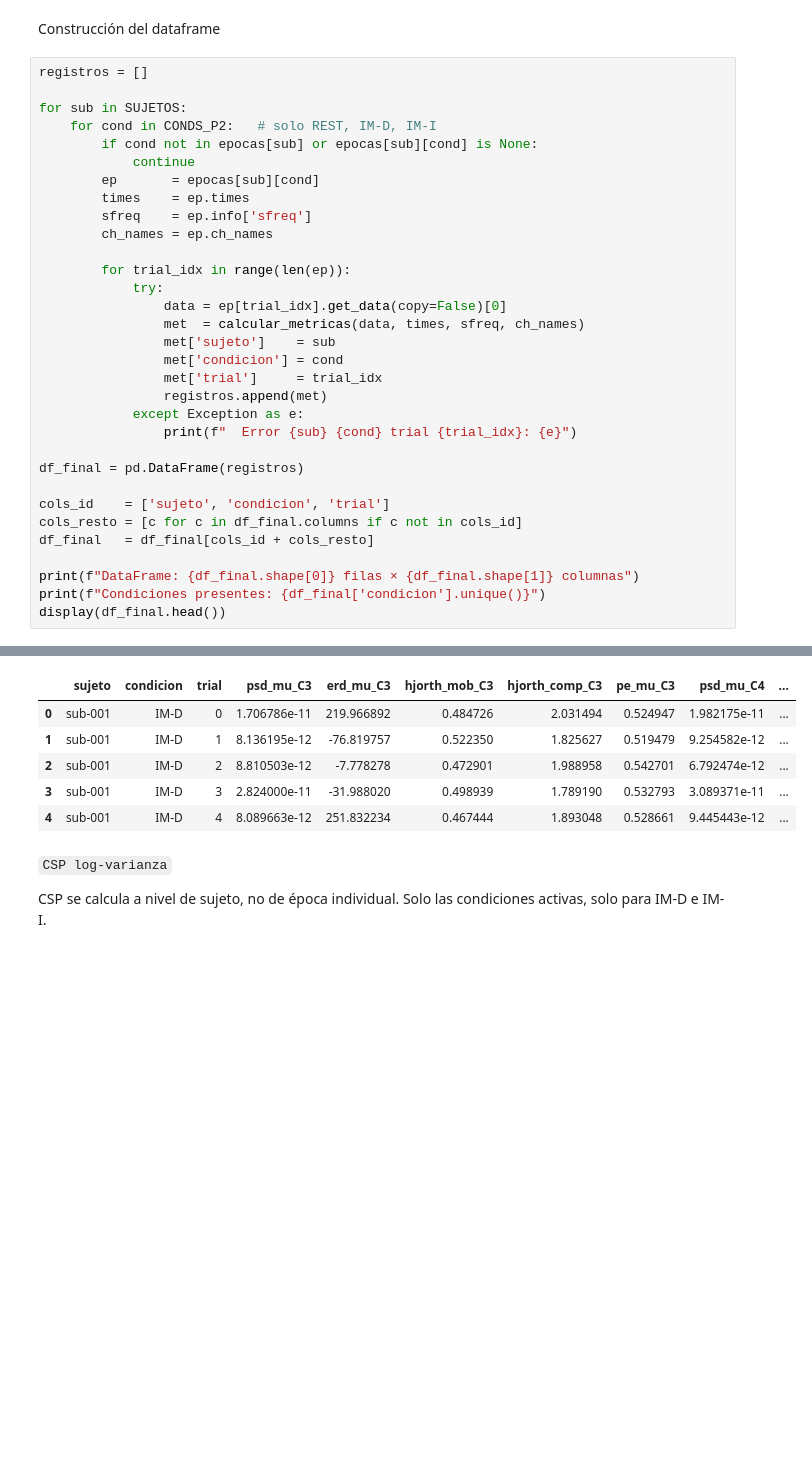
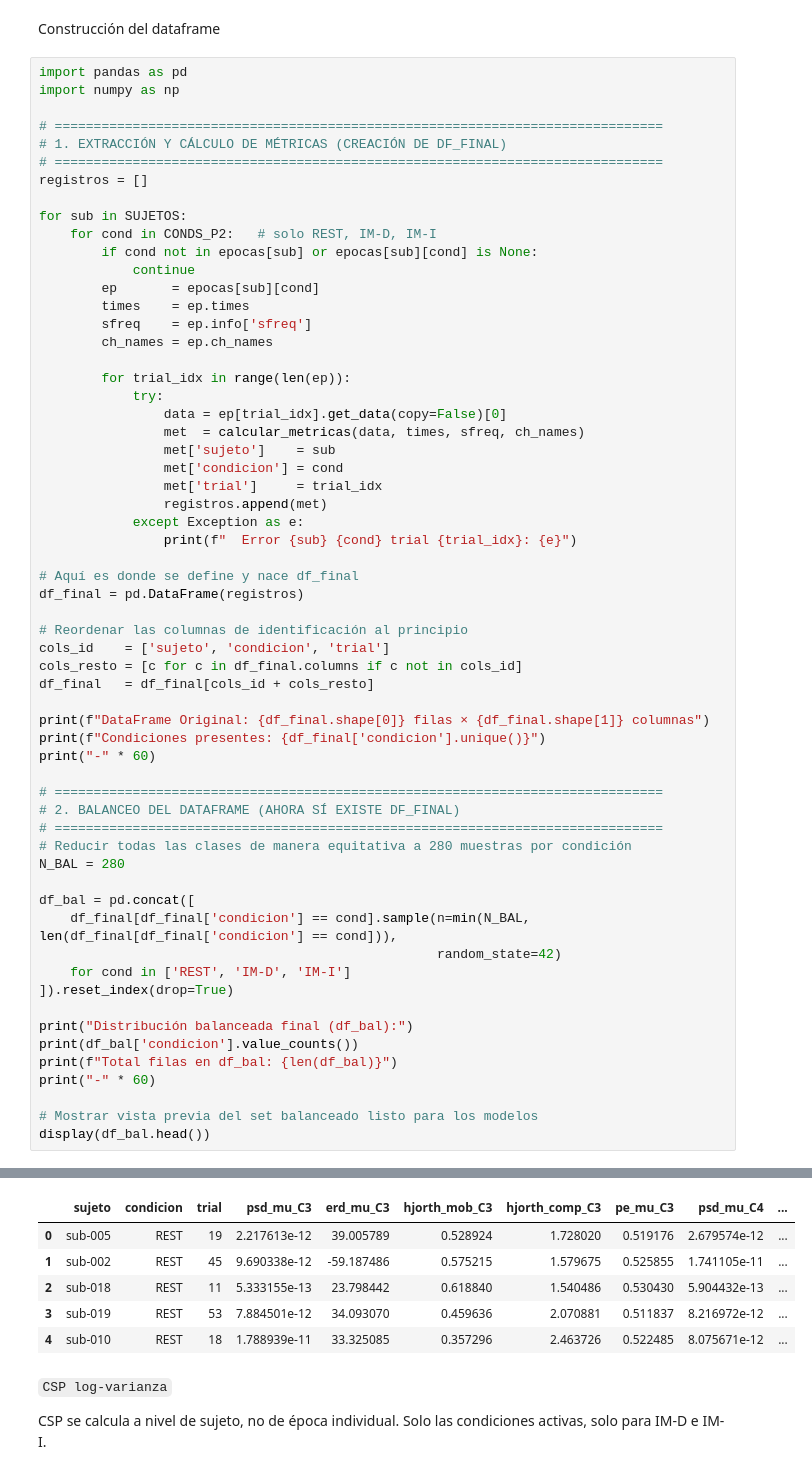
Before and after one commit to luciestrada/Proyecto2_Biosenales_LucianaAcevedo_LucianaEstrada, a Jupyter notebook: Proyecto2_biosenales.ipynb, the cells around one changed output, grey strips where cells are left out. Drawn from its saved outputs; the diff is of its cells as text; blank space fills up the shorter version.

```diff
--- a/Proyecto2_biosenales.ipynb
+++ b/Proyecto2_biosenales.ipynb
@@ -637,6 +681,12 @@ Total: 11 columnas de métricas + sujeto, condicion, trial
 # %% [markdown]
 Construcción del dataframe
 # %%
+import pandas as pd
+import numpy as np
+
+# ==============================================================================
+# 1. EXTRACCIÓN Y CÁLCULO DE MÉTRICAS (CREACIÓN DE DF_FINAL)
+# ==============================================================================
 registros = []
 
 for sub in SUJETOS:
@@ -659,13 +709,35 @@ for sub in SUJETOS:
             except Exception as e:
                 print(f"  Error {sub} {cond} trial {trial_idx}: {e}")
 
+# Aquí es donde se define y nace df_final
 df_final = pd.DataFrame(registros)
 
+# Reordenar las columnas de identificación al principio
 cols_id    = ['sujeto', 'condicion', 'trial']
 cols_resto = [c for c in df_final.columns if c not in cols_id]
 df_final   = df_final[cols_id + cols_resto]
 
-print(f"DataFrame: {df_final.shape[0]} filas × {df_final.shape[1]} columnas")
+print(f"DataFrame Original: {df_final.shape[0]} filas × {df_final.shape[1]} columnas")
 print(f"Condiciones presentes: {df_final['condicion'].unique()}")
-display(df_final.head())
+print("-" * 60)
+
+# ==============================================================================
+# 2. BALANCEO DEL DATAFRAME (AHORA SÍ EXISTE DF_FINAL)
+# ==============================================================================
+# Reducir todas las clases de manera equitativa a 280 muestras por condición
+N_BAL = 280
+
+df_bal = pd.concat([
+    df_final[df_final['condicion'] == cond].sample(n=min(N_BAL, len(df_final[df_final['condicion'] == cond])),
+                                                   random_state=42)
+    for cond in ['REST', 'IM-D', 'IM-I']
+]).reset_index(drop=True)
+
+print("Distribución balanceada final (df_bal):")
+print(df_bal['condicion'].value_counts())
+print(f"Total filas en df_bal: {len(df_bal)}")
+print("-" * 60)
+
+# Mostrar vista previa del set balanceado listo para los modelos
+display(df_bal.head())
 # %% [output]
@@ -674,9 +755,9 @@ Condiciones presentes: ['IM-D' 'IM-I' 'REST']
 |  | sujeto | condicion | trial | psd_mu_C3 | erd_mu_C3 | hjorth_mob_C3 | hjorth_comp_C3 | pe_mu_C3 | psd_mu_C4 | ... |
-| 0 | sub-001 | IM-D | 0 | 1.706786e-11 | 219.966892 | 0.484726 | 2.031494 | 0.524947 | 1.982175e-11 | ... |
-| 1 | sub-001 | IM-D | 1 | 8.136195e-12 | -76.819757 | 0.522350 | 1.825627 | 0.519479 | 9.254582e-12 | ... |
-| 2 | sub-001 | IM-D | 2 | 8.810503e-12 | -7.778278 | 0.472901 | 1.988958 | 0.542701 | 6.792474e-12 | ... |
-| 3 | sub-001 | IM-D | 3 | 2.824000e-11 | -31.988020 | 0.498939 | 1.789190 | 0.532793 | 3.089371e-11 | ... |
-| 4 | sub-001 | IM-D | 4 | 8.089663e-12 | 251.832234 | 0.467444 | 1.893048 | 0.528661 | 9.445443e-12 | ... |
+| 0 | sub-005 | REST | 19 | 2.217613e-12 | 39.005789 | 0.528924 | 1.728020 | 0.519176 | 2.679574e-12 | ... |
+| 1 | sub-002 | REST | 45 | 9.690338e-12 | -59.187486 | 0.575215 | 1.579675 | 0.525855 | 1.741105e-11 | ... |
+| 2 | sub-018 | REST | 11 | 5.333155e-13 | 23.798442 | 0.618840 | 1.540486 | 0.530430 | 5.904432e-13 | ... |
+| 3 | sub-019 | REST | 53 | 7.884501e-12 | 34.093070 | 0.459636 | 2.070881 | 0.511837 | 8.216972e-12 | ... |
+| 4 | sub-010 | REST | 18 | 1.788939e-11 | 33.325085 | 0.357296 | 2.463726 | 0.522485 | 8.075671e-12 | ... |
 # %% [markdown]
 `CSP log-varianza`
 
```
Also changed, not shown: parts of 27 cells of this notebook.
